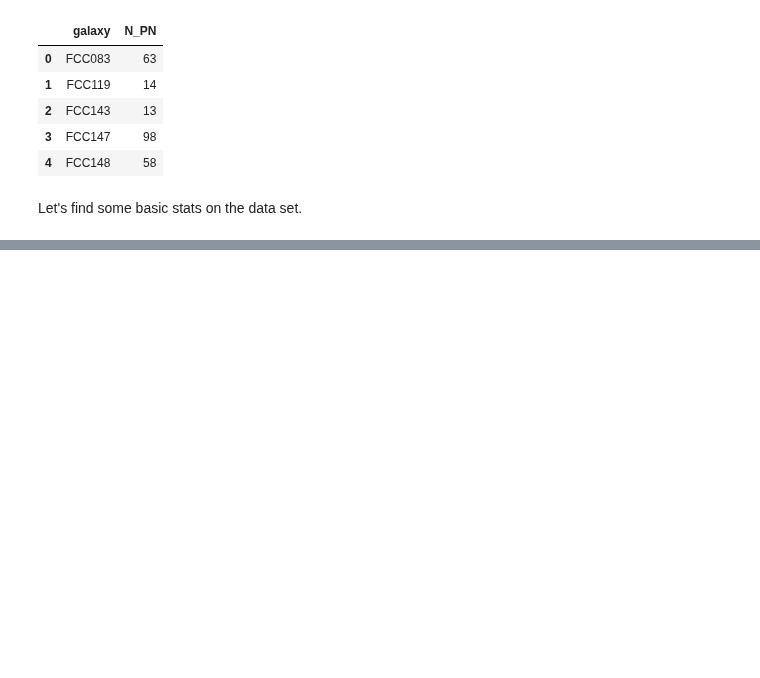
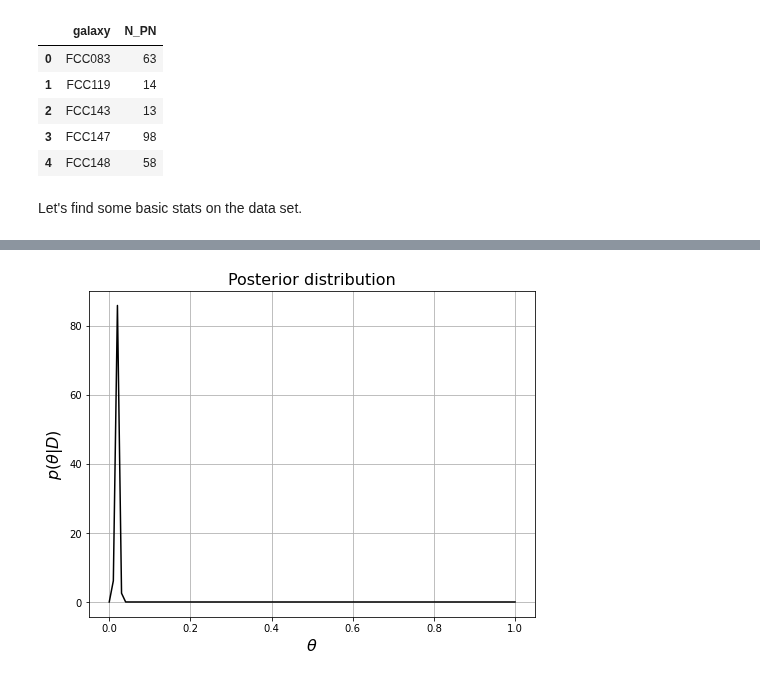
Before and after one commit to tylerbarna/AST5731-lab, a Jupyter notebook: Activity 04/Activity 04 -- Tyler Barna.ipynb, the cells around one changed output, grey strips where cells are left out. Cells and saved outputs as stored; diff of their text form; code cells hidden in the pictures; blank space fills up the shorter version.

```diff
--- a/Activity 04/Activity 04 -- Tyler Barna.ipynb
+++ b/Activity 04/Activity 04 -- Tyler Barna.ipynb
@@ -59,0 +128,25 @@ Our goal is to predict how many planetary nebulae we would expect to see in a gi
+# %%
+## create function to calculate posterior distribution
+def posterior(df, abc):
+    x = np.linspace(0,1,100)
+    a,b,c = abc
+    n = df.shape[0]
+    post_a = n*a + b
+    post_b = n*df['N_PN'].mean() + c
+    post = beta.pdf(x,post_a,post_b)
+    return post
+
+def plot_post(df, abc=[1,1,1]):
+    x = np.linspace(0,1,100)
+    post = posterior(df, abc)
+    fig, ax = plt.subplots(figsize=(8,6),facecolor='w')
+    ax.plot(x,post, color='k');
+    ax.set_title('Posterior distribution', fontsize=16)
+    ax.grid()
+    ax.set_xlabel(r'$\theta$', fontsize=16)
+    ax.set_ylabel(r'$p(\theta|D)$', fontsize=16)
+    return fig, ax
+
+plot_post(df);
+# %% [output]
+[figure, added]
```
Also changed, not shown: parts of 8 cells of this notebook.
